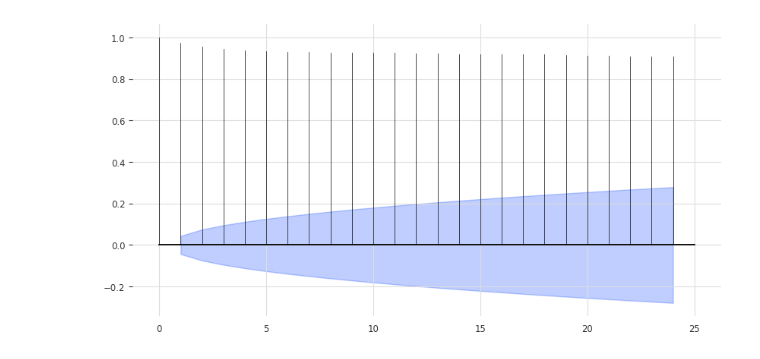
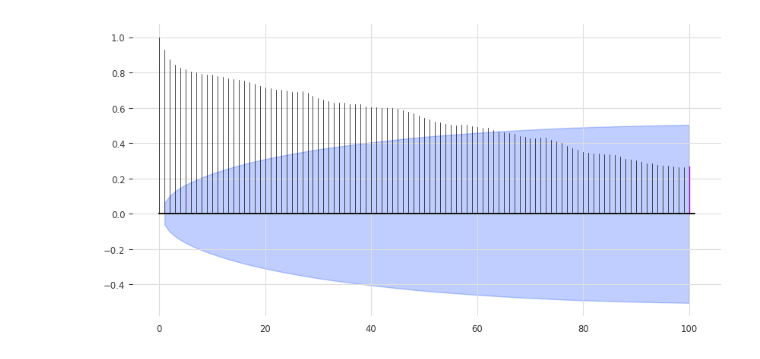
Before and after one commit to m3madadi/datadays, a Jupyter notebook: main.ipynb, the cells around one changed output. Cells and saved outputs as stored; diff of their text form; code cells hidden in the pictures.

```diff
--- a/main.ipynb
+++ b/main.ipynb
@@ -18,7 +19,7 @@ df = df.head(2000)
 series = TimeSeries.from_dataframe(df, 'timestamp', 'value', freq='T')
 # Set aside the last 36 months as a validation series
 train, val = series[:-round(len(df) / 5)], series[-round(len(df) / 5):]
-# %%
-darts.utils.statistics.plot_acf(series)
-# %% [output]
-[figure, removed]
+# %%
+plot_acf(series, 100, max_lag=100)
+# %% [output]
+[figure, added]
```
Also changed, not shown: parts of 6 cells of this notebook.
